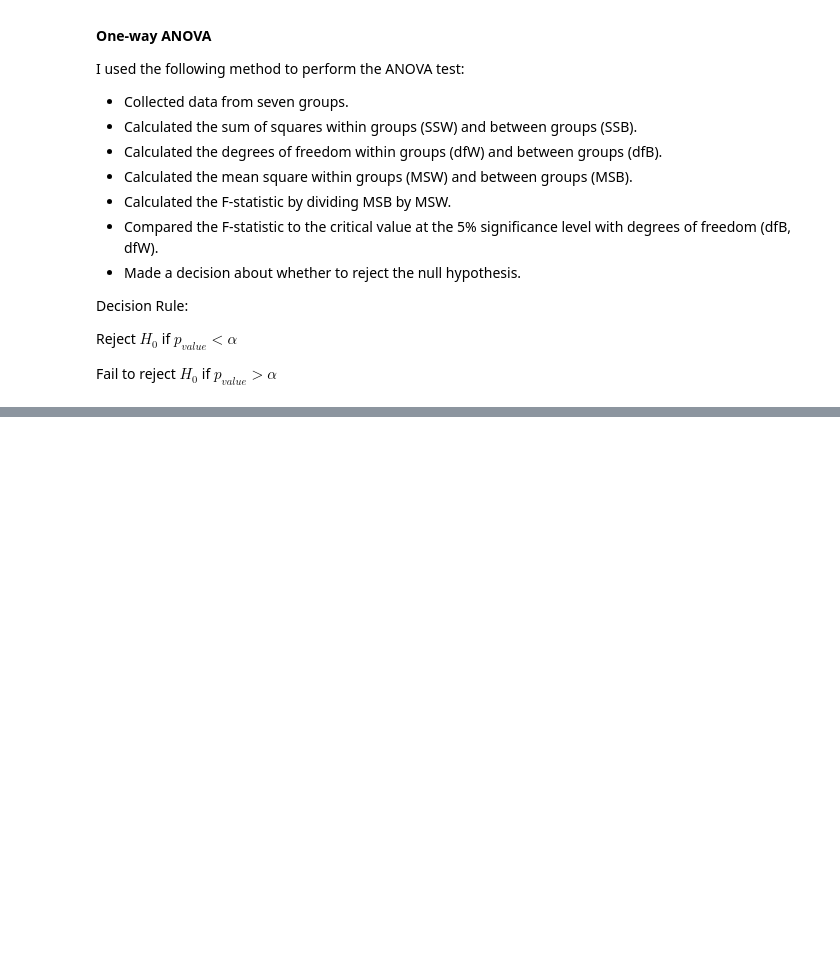
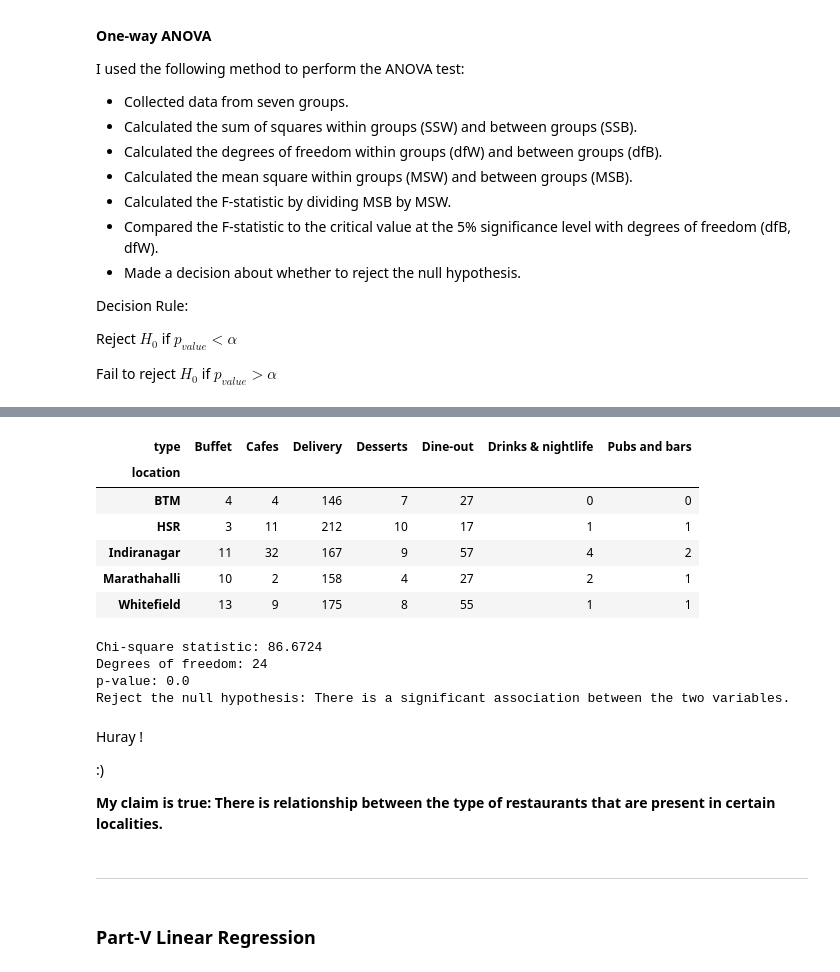
Before and after one commit to shant-kolekar/statistical-analysis, a Jupyter notebook: Final_Project_Data_Analysis.ipynb, the cells around one changed output, grey strips where cells are left out. Drawn from its saved outputs; the diff is of its cells as text; code cells hidden in the pictures; blank space fills up the shorter version.

```diff
--- a/Final_Project_Data_Analysis.ipynb
+++ b/Final_Project_Data_Analysis.ipynb
@@ -414,0 +431,14 @@ Conclusion: There is a significant difference between the cost of each type of r
+# %%
+top_5_locations = ind_df[ind_df['location'].isin(freq_table.index)]
+
+contingency_table = pd.crosstab(top_5_locations['location'], ind_df['type'])
+# %%
+contingency_table
+# %% [output]
+| type | Buffet | Cafes | Delivery | Desserts | Dine-out | Drinks & nightlife | Pubs and bars |
+| location |  |  |  |  |  |  |  |
+| BTM | 4 | 4 | 146 | 7 | 27 | 0 | 0 |
+| HSR | 3 | 11 | 212 | 10 | 17 | 1 | 1 |
+| Indiranagar | 11 | 32 | 167 | 9 | 57 | 4 | 2 |
+| Marathahalli | 10 | 2 | 158 | 4 | 27 | 2 | 1 |
+| Whitefield | 13 | 9 | 175 | 8 | 55 | 1 | 1 |
@@ -414,0 +447,26 @@ Conclusion: There is a significant difference between the cost of each type of r
+# %%
+# Print the results
+print("Chi-square statistic:",round(chi2_stat,4))
+print("Degrees of freedom:", dof)
+print("p-value:", round(p_val,4))
+
+# Make a hypothesis decision based on the p-value
+if p_val < 0.05:
+    print("Reject the null hypothesis: There is a significant association between the two variables.")
+else:
+    print("Fail to reject the null hypothesis: There is no significant association between the two variables.")
+# %% [output]
+Chi-square statistic: 86.6724
+Degrees of freedom: 24
+p-value: 0.0
+Reject the null hypothesis: There is a significant association between the two variables.
+# %% [markdown]
+Huray !
+
+:)
+
+__My claim is true: There is relationship between the type of restaurants that are present in certain localities.__
+# %% [markdown]
+---------------
+# %% [markdown]
+### Part-V Linear Regression
```
Also changed, not shown: parts of 16 cells of this notebook.
